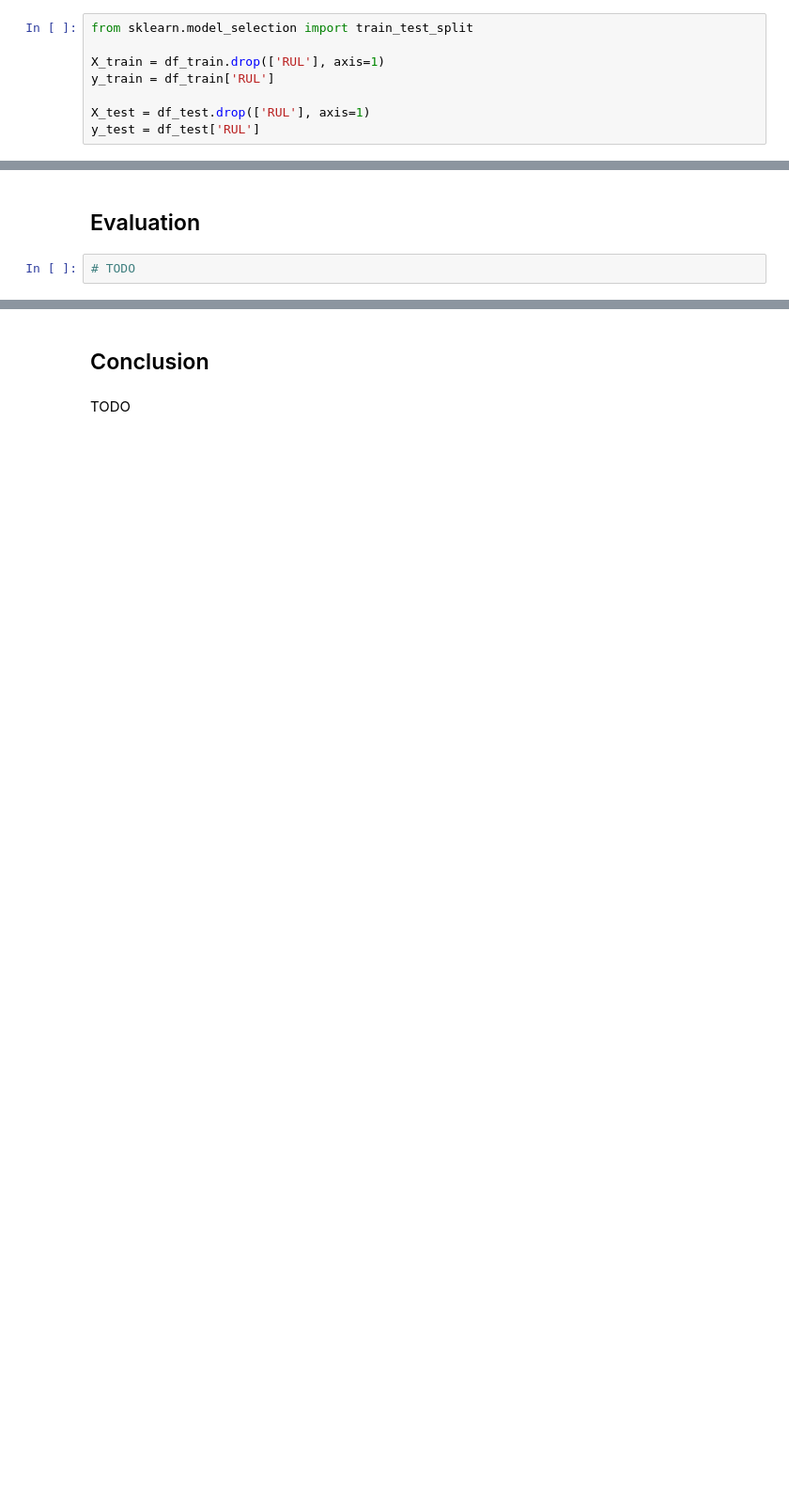
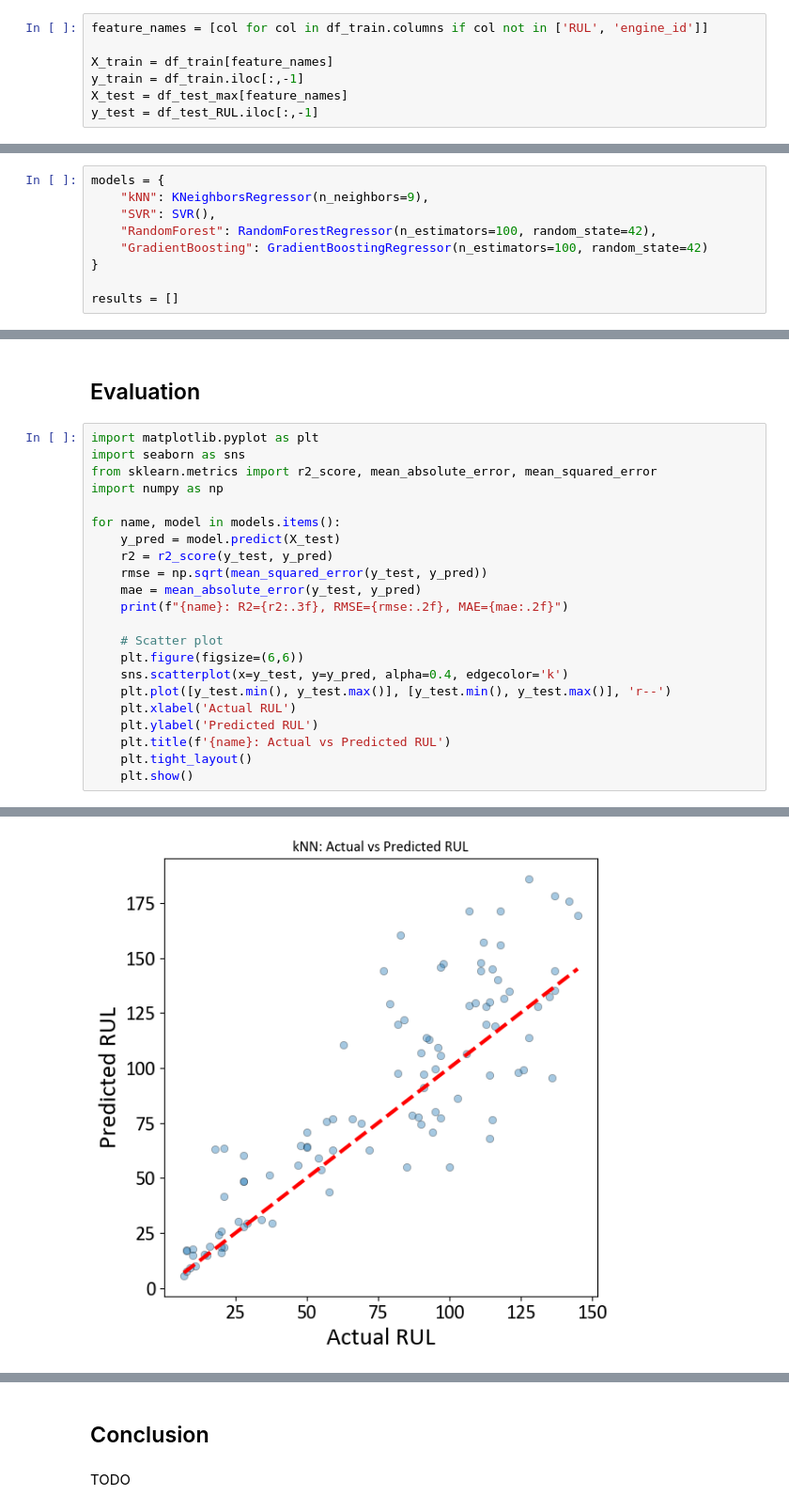
Before and after one commit to TaouMou/turbofan_predictive_maintenance, a Jupyter notebook: turbofan_exploration.ipynb, the cells around one changed output, grey strips where cells are left out. Shown at 94% size. Saved outputs shown, nothing was run; the diff lists cells and outputs as text; blank space fills up the shorter version.

Commit message:
Add model predictions and evaluations

```diff
--- a/turbofan_exploration.ipynb
+++ b/turbofan_exploration.ipynb
@@ -355,8 +347,7 @@ df_test.head()
 # %%
-from sklearn.model_selection import train_test_split
+feature_names = [col for col in df_train.columns if col not in ['RUL', 'engine_id']]
 
-X_train = df_train.drop(['RUL'], axis=1)
-y_train = df_train['RUL']
-
-X_test = df_test.drop(['RUL'], axis=1)
-y_test = df_test['RUL']
+X_train = df_train[feature_names]
+y_train = df_train.iloc[:,-1]
+X_test = df_test_max[feature_names]
+y_test = df_test_RUL.iloc[:,-1]
@@ -389,0 +374,9 @@ from sklearn.ensemble import GradientBoostingRegressor
+# %%
+models = {
+    "kNN": KNeighborsRegressor(n_neighbors=9),
+    "SVR": SVR(),
+    "RandomForest": RandomForestRegressor(n_estimators=100, random_state=42),
+    "GradientBoosting": GradientBoostingRegressor(n_estimators=100, random_state=42)
+}
+
+results = []
@@ -390,4 +420,25 @@ from sklearn.ensemble import GradientBoostingRegressor
 # %% [markdown]
 ## Evaluation
 # %%
-# TODO
+import matplotlib.pyplot as plt
+import seaborn as sns
+from sklearn.metrics import r2_score, mean_absolute_error, mean_squared_error
+import numpy as np
+
+for name, model in models.items():
+    y_pred = model.predict(X_test)
+    r2 = r2_score(y_test, y_pred)
+    rmse = np.sqrt(mean_squared_error(y_test, y_pred))
+    mae = mean_absolute_error(y_test, y_pred)
+    print(f"{name}: R2={r2:.3f}, RMSE={rmse:.2f}, MAE={mae:.2f}")
+
+    # Scatter plot
+    plt.figure(figsize=(6,6))
+    sns.scatterplot(x=y_test, y=y_pred, alpha=0.4, edgecolor='k')
+    plt.plot([y_test.min(), y_test.max()], [y_test.min(), y_test.max()], 'r--')
+    plt.xlabel('Actual RUL')
+    plt.ylabel('Predicted RUL')
+    plt.title(f'{name}: Actual vs Predicted RUL')
+    plt.tight_layout()
+    plt.show()
+# %% [output]
@@ -393,0 +446 @@ from sklearn.ensemble import GradientBoostingRegressor
+[figure, added]
```
Also changed, not shown: parts of 12 cells of this notebook.
